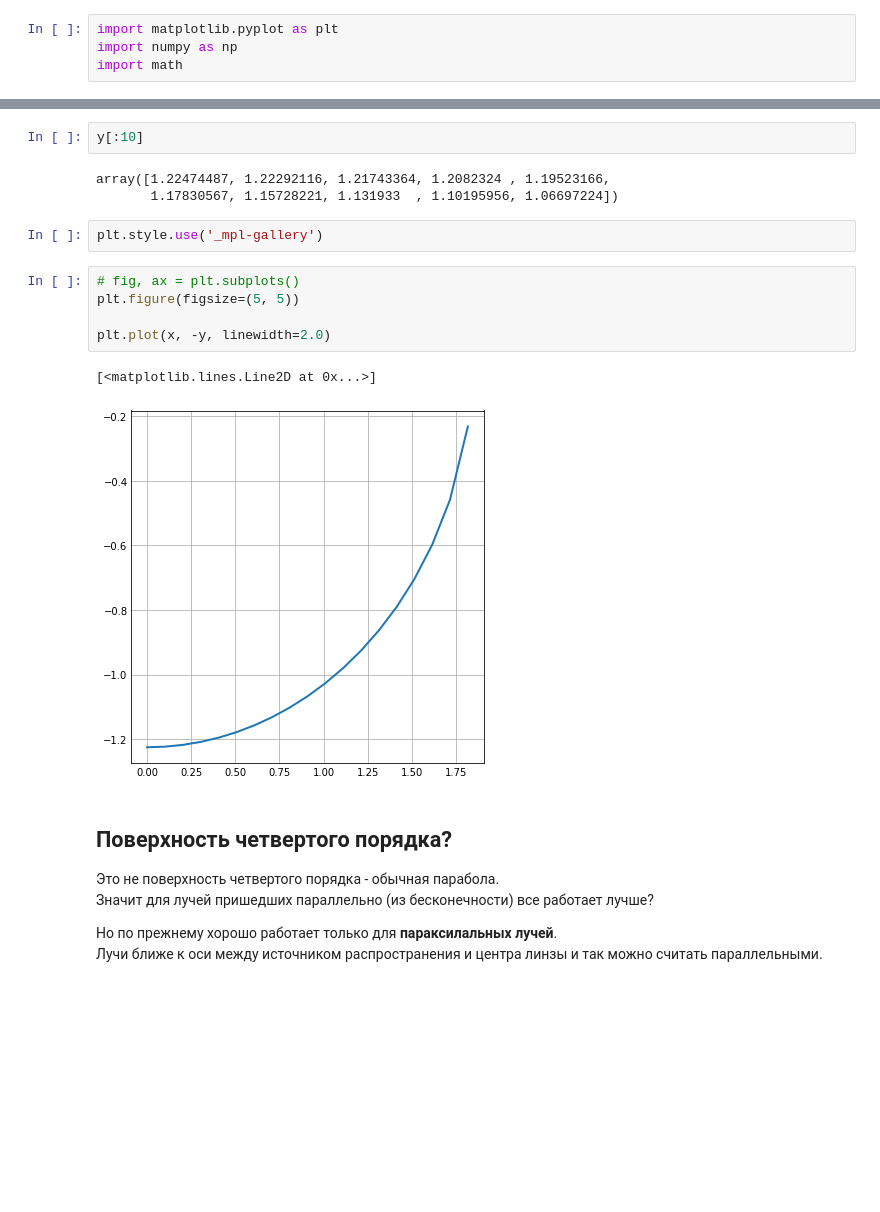
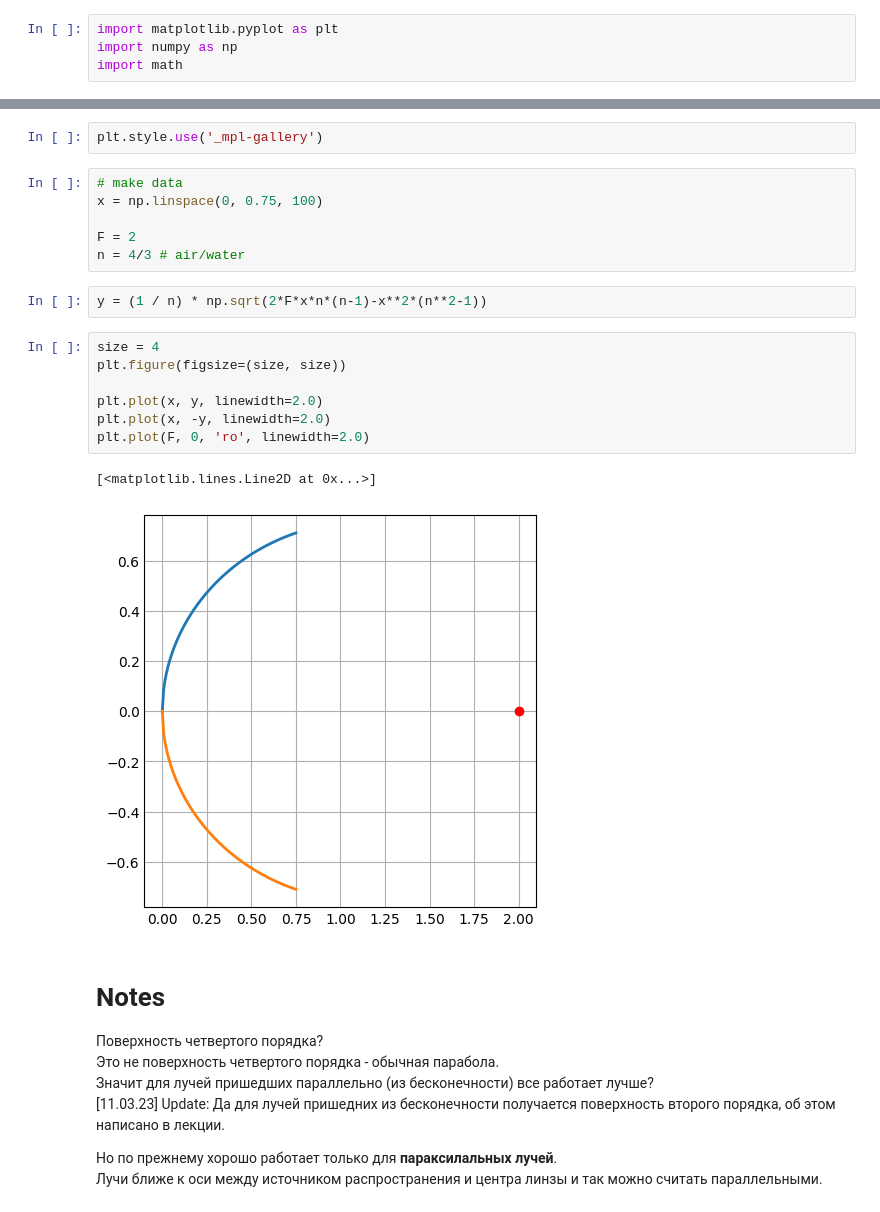
Before and after one commit to MIchaelKa/notebooks, a Jupyter notebook: flof/flof_27.1.ipynb, the cells around one changed output, grey strips where cells are left out. Saved outputs shown, nothing was run; the diff lists cells and outputs as text; blank space fills up the shorter version.

```diff
--- a/flof/flof_27.1.ipynb
+++ b/flof/flof_27.1.ipynb
@@ -59,22 +5,29 @@ array([ True,  True,  True,  True,  True,  True,  True,  True,  True,
-# %%
-y[:10]
-# %% [output]
-array([1.22474487, 1.22292116, 1.21743364, 1.2082324 , 1.19523166,
-       1.17830567, 1.15728221, 1.131933  , 1.10195956, 1.06697224])
 # %%
 plt.style.use('_mpl-gallery')
-# %%
-# fig, ax = plt.subplots()
-plt.figure(figsize=(5, 5))
-
-plt.plot(x, -y, linewidth=2.0)
-# %% [output]
-[<matplotlib.lines.Line2D at 0x...>]
-[figure, removed]
+# %%
+# make data
+x = np.linspace(0, 0.75, 100)
+
+F = 2
+n = 4/3 # air/water
+# %%
+y = (1 / n) * np.sqrt(2*F*x*n*(n-1)-x**2*(n**2-1))
+# %%
+size = 4
+plt.figure(figsize=(size, size))
+
+plt.plot(x, y, linewidth=2.0)
+plt.plot(x, -y, linewidth=2.0)
+plt.plot(F, 0, 'ro', linewidth=2.0)
+# %% [output]
+[<matplotlib.lines.Line2D at 0x...>]
+[figure, added]
 # %% [markdown]
-## Поверхность четвертого порядка?
+# Notes
+Поверхность четвертого порядка? <br>
 Это не поверхность четвертого порядка - обычная парабола.<br>
-Значит для лучей пришедших параллельно (из бесконечности) все работает лучше?
+Значит для лучей пришедших параллельно (из бесконечности) все работает лучше?<br>
+[11.03.23] Update: Да для лучей пришедних из бесконечности получается поверхность второго порядка, об этом написано в лекции.
 
 Но по прежнему хорошо работает только для **параксилальных лучей**.<br>
 Лучи ближе к оси между источником распространения и центра линзы и так можно считать параллельными.
```
Also changed, not shown: parts of 6 cells of this notebook, 11 other files.
